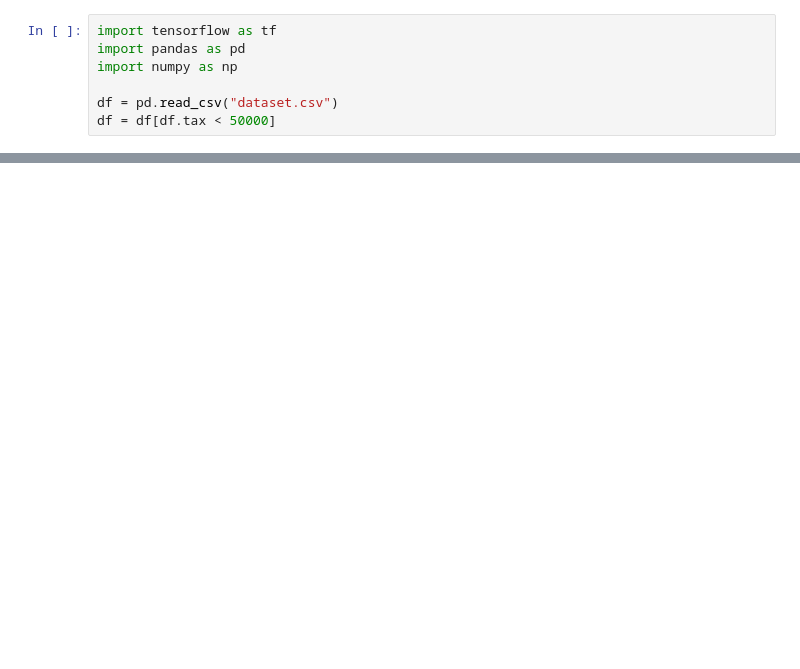
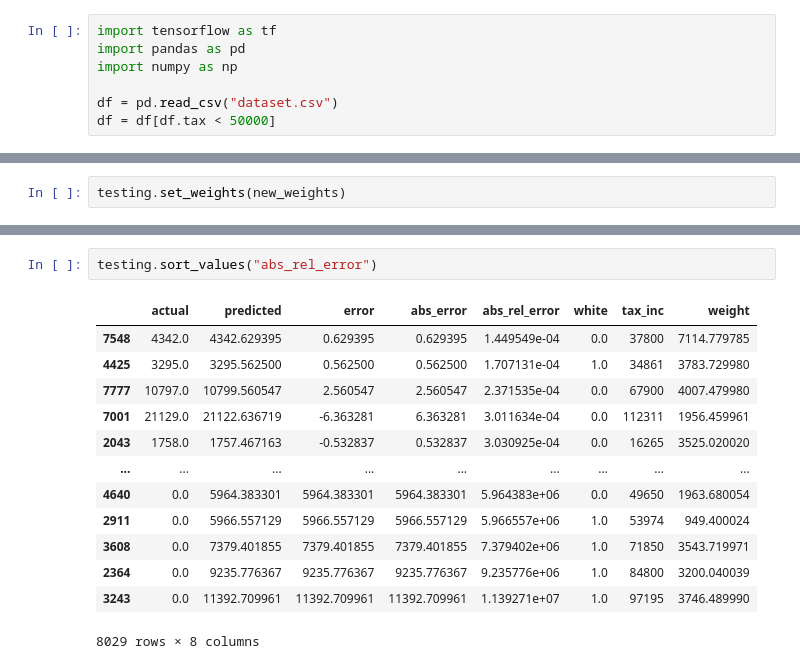
Before and after one commit to nikhilwoodruff/bias-coursework, a Jupyter notebook: analysis/conventional.ipynb, the cells around one changed output, grey strips where cells are left out. Saved outputs shown, nothing was run; the diff lists cells and outputs as text; blank space fills up the shorter version.

```diff
--- a/analysis/conventional.ipynb
+++ b/analysis/conventional.ipynb
@@ -155,0 +157,2 @@ x
+# %%
+testing.set_weights(new_weights)
@@ -155,0 +167,16 @@ x
+# %%
+testing.sort_values("abs_rel_error")
+# %% [output]
+|  | actual | predicted | error | abs_error | abs_rel_error | white | tax_inc | weight |
+| 7548 | 4342.0 | 4342.629395 | 0.629395 | 0.629395 | 1.449549e-04 | 0.0 | 37800 | 7114.779785 |
+| 4425 | 3295.0 | 3295.562500 | 0.562500 | 0.562500 | 1.707131e-04 | 1.0 | 34861 | 3783.729980 |
+| 7777 | 10797.0 | 10799.560547 | 2.560547 | 2.560547 | 2.371535e-04 | 0.0 | 67900 | 4007.479980 |
+| 7001 | 21129.0 | 21122.636719 | -6.363281 | 6.363281 | 3.011634e-04 | 0.0 | 112311 | 1956.459961 |
+| 2043 | 1758.0 | 1757.467163 | -0.532837 | 0.532837 | 3.030925e-04 | 0.0 | 16265 | 3525.020020 |
+| ... | ... | ... | ... | ... | ... | ... | ... | ... |
+| 4640 | 0.0 | 5964.383301 | 5964.383301 | 5964.383301 | 5.964383e+06 | 0.0 | 49650 | 1963.680054 |
+| 2911 | 0.0 | 5966.557129 | 5966.557129 | 5966.557129 | 5.966557e+06 | 1.0 | 53974 | 949.400024 |
+| 3608 | 0.0 | 7379.401855 | 7379.401855 | 7379.401855 | 7.379402e+06 | 1.0 | 71850 | 3543.719971 |
+| 2364 | 0.0 | 9235.776367 | 9235.776367 | 9235.776367 | 9.235776e+06 | 1.0 | 84800 | 3200.040039 |
+| 3243 | 0.0 | 11392.709961 | 11392.709961 | 11392.709961 | 1.139271e+07 | 1.0 | 97195 | 3746.489990 |
+8029 rows × 8 columns
```
Also changed, not shown: parts of 15 cells of this notebook, 5 other files.
